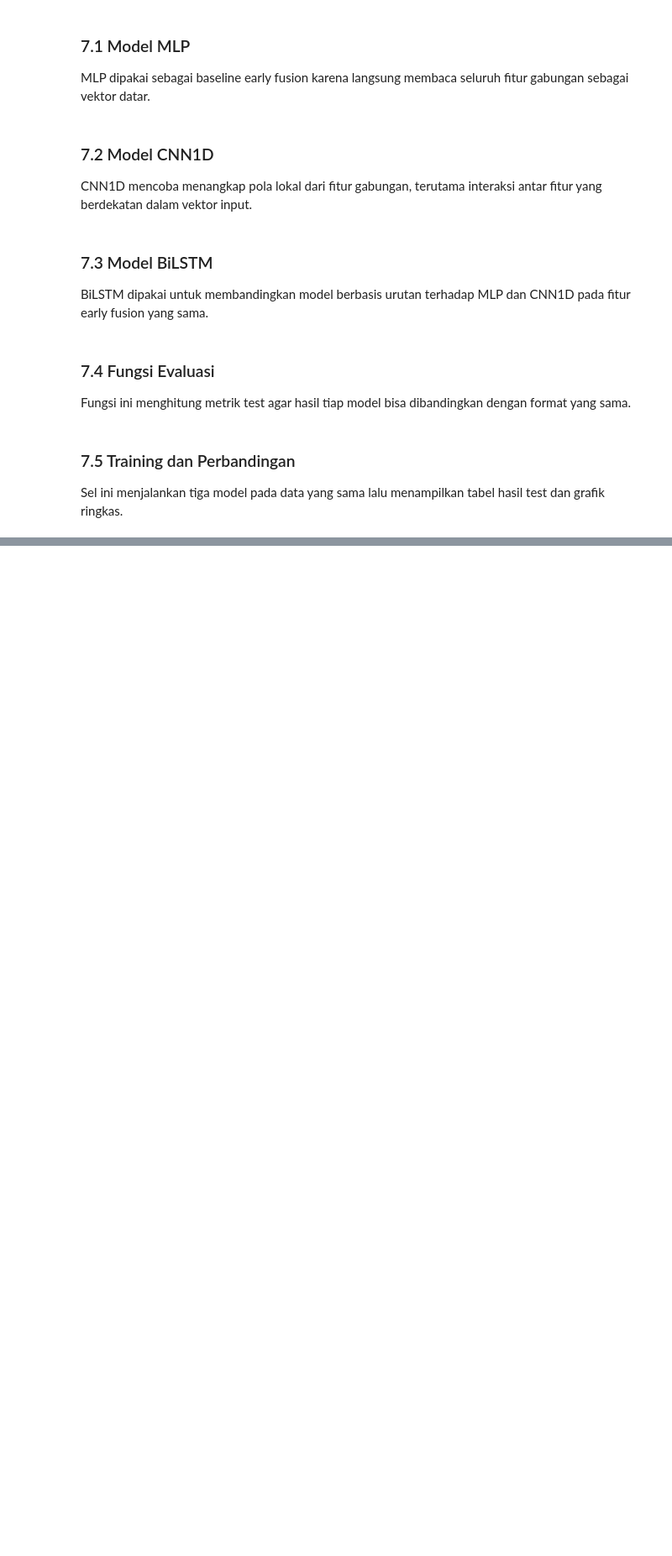
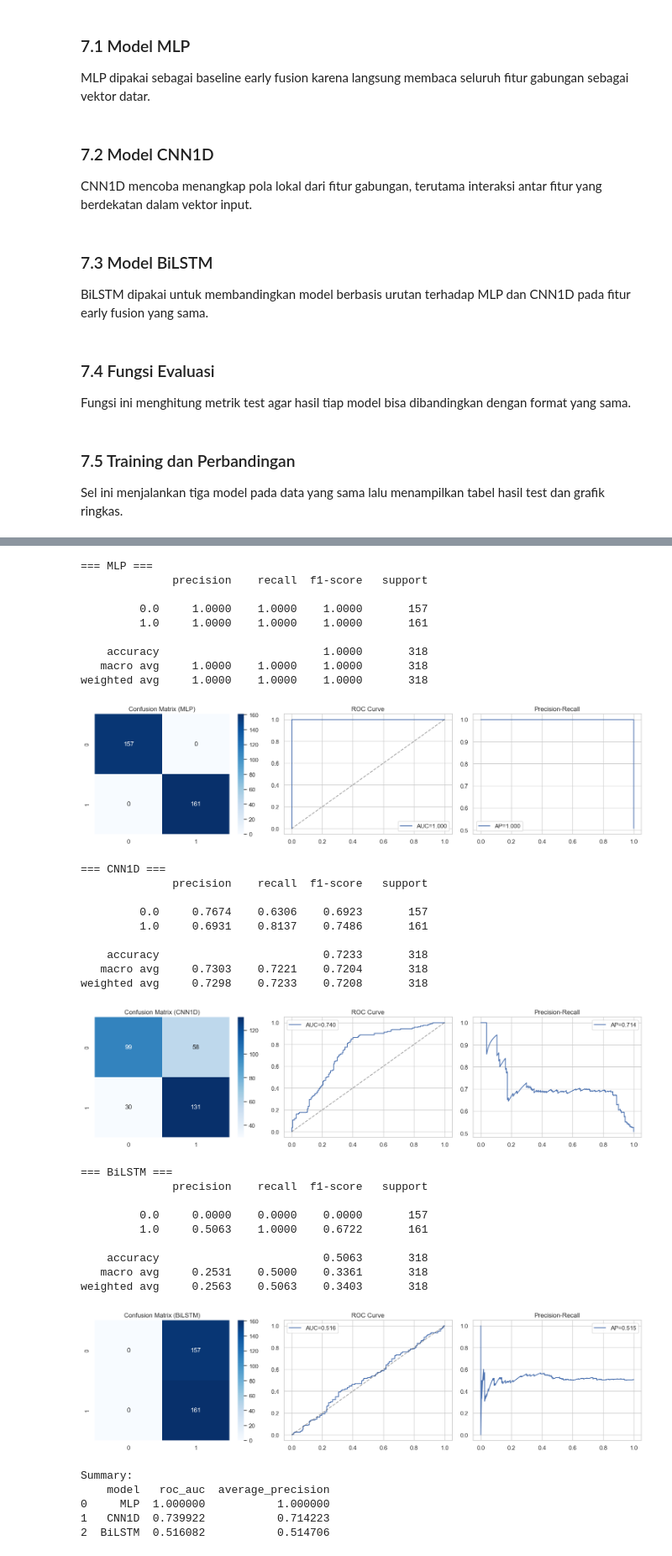
Before and after one commit to SyahrulUB/Project_APDM_Analisis_Engagement_Student, a Jupyter notebook: EDA_Student_engagement_analysis.ipynb, the cells around one changed output, grey strips where cells are left out. Shown at 84% size. Drawn from its saved outputs; the diff is of its cells as text; code cells hidden in the pictures; blank space fills up the shorter version.

```diff
--- a/EDA_Student_engagement_analysis.ipynb
+++ b/EDA_Student_engagement_analysis.ipynb
@@ -899,0 +953,53 @@ Best model by test F1: MLP
+# %%
+# Run evaluation for each trained model and summarize
+results = []
+for name, m in trained_models.items():
+    try:
+        res = eval_and_plot(m, test_loader, name)
+        results.append(res)
+    except Exception as e:
+        print(f"Error evaluating {name}: {e}")
+
+import pandas as pd
+rows = []
+for r in results:
+    rows.append({'model': r['name'], 'roc_auc': r['roc_auc'], 'average_precision': r['ap']})
+
+print('\nSummary:')
+print(pd.DataFrame(rows))
+# %% [output]
+=== MLP ===
+              precision    recall  f1-score   support
+
+         0.0     1.0000    1.0000    1.0000       157
+         1.0     1.0000    1.0000    1.0000       161
+
+    accuracy                         1.0000       318
+   macro avg     1.0000    1.0000    1.0000       318
+weighted avg     1.0000    1.0000    1.0000       318
+[figure, added]
+=== CNN1D ===
+              precision    recall  f1-score   support
+
+         0.0     0.7674    0.6306    0.6923       157
+         1.0     0.6931    0.8137    0.7486       161
+
+    accuracy                         0.7233       318
+   macro avg     0.7303    0.7221    0.7204       318
+weighted avg     0.7298    0.7233    0.7208       318
+[figure, added]
+=== BiLSTM ===
+              precision    recall  f1-score   support
+
+         0.0     0.0000    0.0000    0.0000       157
+         1.0     0.5063    1.0000    0.6722       161
+
+    accuracy                         0.5063       318
+   macro avg     0.2531    0.5000    0.3361       318
+weighted avg     0.2563    0.5063    0.3403       318
+[figure, added]
+Summary:
+    model   roc_auc  average_precision
+0     MLP  1.000000           1.000000
+1   CNN1D  0.739922           0.714223
+2  BiLSTM  0.516082           0.514706
```
Also changed, not shown: parts of 6 cells of this notebook.
